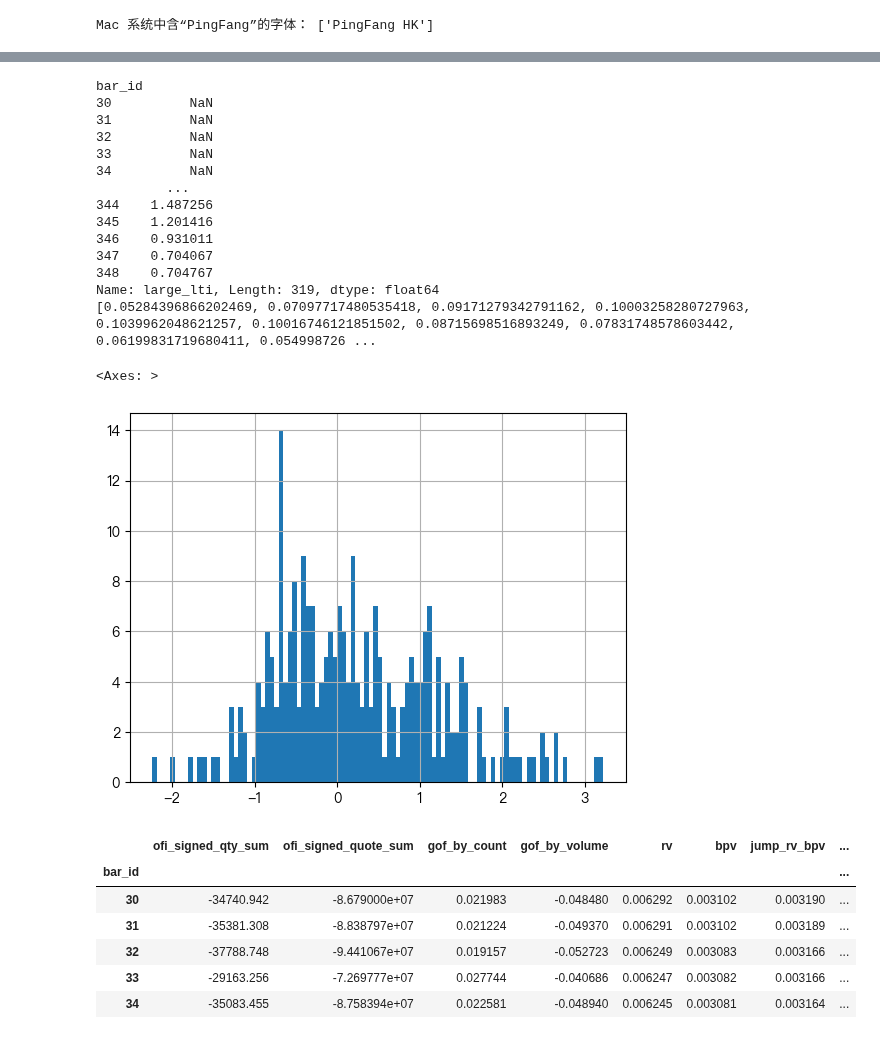
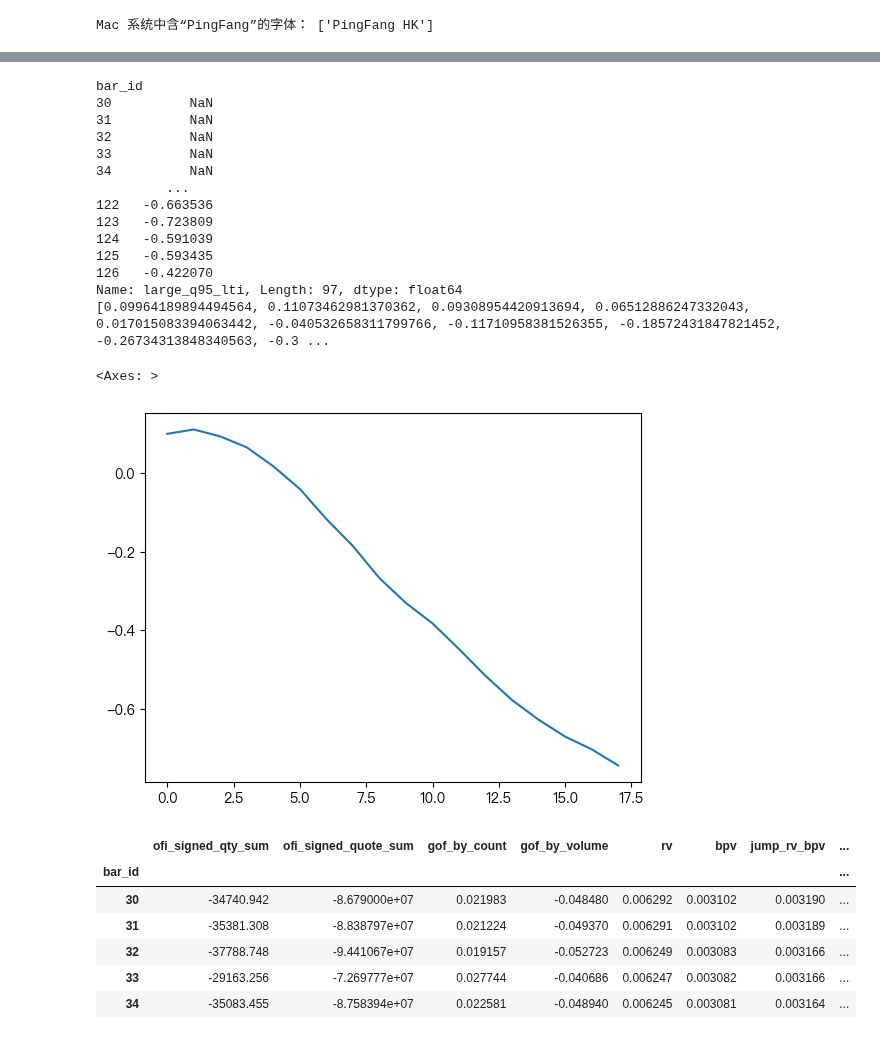
Before and after one commit to aamingaa/crypto-trade, a Jupyter notebook: strategy/fusion/hourly_pipeline.ipynb, the cells around one changed output, grey strips where cells are left out. Cells and saved outputs as stored; diff of their text form; code cells hidden in the pictures.

```diff
--- a/strategy/fusion/hourly_pipeline.ipynb
+++ b/strategy/fusion/hourly_pipeline.ipynb
@@ -468,18 +468,18 @@ def _default_features_config() -> Dict[str, bool]:
     return {
         'base': False,                   # 基础汇总/VWAP/强度/买量占比
         'order_flow': False,             # GOF/签名不平衡
-        'price_impact': False,           # Kyle/Amihud/Hasbrouck/半衰期/占比
+        'price_impact': True,           # Kyle/Amihud/Hasbrouck/半衰期/占比
         'volatility_noise': True,       # RV/BPV/Jump/微动量/均值回复/高低幅比
         'arrival_stats': False,          # 到达间隔统计
-        'run_markov': False,             # run-length/Markov/翻转率
+        'run_markov': True,             # run-length/Markov/翻转率
         'rolling_ofi': False,            # 滚动OFI
         'hawkes': False,                 # 聚簇（Hawkes近似）
-        'path_shape': False,             # 协动相关/VWAP偏离
+        'path_shape': True,             # 协动相关/VWAP偏离
         'tail': False,                   # 大单尾部比例
         'bar_features': False,
         'big_order': False,
         'tail_directional' : True,
-        'smart_money' : True
+        'smart_money' : False
     }
 
 def _fast_price_impact_metrics(ctx: TradesContext, s: int, e: int) -> Dict[str, float]:
@@ -666,7 +666,7 @@ def _compute_interval_trade_features_fast(
 
     out_big_order = _fast_big_order_stats(ctx, s, e) if cfg['big_order'] else {}
 
-    out_smart_money = _fast_smart_money(ctx, s, e) if cfg['smart_smart_money'] else {}
+    # out_smart_money = _fast_smart_money(ctx, s, e) if cfg['smart_smart_money'] else {}
     base = {}
     if cfg['base']:
         base.update({
@@ -1022,7 +1022,7 @@ def generate_date_range(start_date, end_date):
 raw_df = []
 daily = True
 start_date = '2025-06-01'
-end_date = '2025-06-02'
+end_date = '2025-06-30'
 dollar_threshold=10000*6000
 dollar_threshold_str = str(dollar_threshold).replace("*", "_")
 trades_zip_path = None
@@ -1228,7 +1228,7 @@ def make_interval_feature_dataset(
             feature_start_ts = bars.loc[bar_window_start_idx, 'start_time']
             feature_end_ts = bars.loc[bar_window_end_idx, 'end_time']
             feat = _compute_interval_trade_features_fast(ctx=ctx, start_ts=feature_start_ts, end_ts=feature_end_ts, bars=bars, bar_window_start_idx=bar_window_start_idx, bar_window_end_idx=bar_window_end_idx)
-            if idx / 50 == 0:
+            if idx % 50 == 0:
                 print(f'idx={idx}, total={len(close_s.index)}')
             idx = idx + 1
             feat['bar_id'] = bar_id
@@ -1420,8 +1442,5 @@ X2_y_pd
 # %%
-# print()
-
-
-factor_name = 'large_lti'
+factor_name = 'large_q95_lti'
 
 def build_factor_corr(factor_name):
     winsorize_value = winsorize_single_factor(X2_y_pd[f'{factor_name}'])
@@ -1436,46 +1455,46 @@ factor_robust_zscore, corr_list = build_factor_corr(factor_name)
 
 print(factor_robust_zscore)
 print(corr_list)
-# pd.Series(corr_list).plot()
+pd.Series(corr_list).plot()
 
-factor_robust_zscore.hist(bins=100)
+# factor_robust_zscore.hist(bins=100)
 
 # factor_robust_zscore[factor_robust_zscore==0].count()
 
 # factor_robust_zscore.dropna(inplace=True)
 # unique_values, counts = np.unique(factor_robust_zscore, return_counts=True)
 # value_counts = dict(zip(unique_values, counts))
 # print("数组中的唯一值：", unique_values)
 # print("每个值的出现次数：", counts)
 # print("值-次数对应关系：", value_counts)
 
 # factor_robust_zscore.describe()
 # pd.Series(corr_list).plot()
 
 
 
 # log_return_corr = pd.concat(corr_list)
 
 # print(log_return_corr)
 
 # log_return_corr.plot()
 # %% [output]
 bar_id
 30          NaN
 31          NaN
 32          NaN
 33          NaN
 34          NaN
          ...
-344    1.487256
-345    1.201416
-346    0.931011
-347    0.704067
-348    0.704767
-Name: large_lti, Length: 319, dtype: float64
-[0.05284396866202469, 0.07097717480535418, 0.09171279342791162, 0.10003258280727963, 0.1039962048621257, 0.10016746121851502, 0.08715698516893249, 0.07831748578603442, 0.06199831719680411, 0.054998726 ...
+122   -0.663536
+123   -0.723809
+124   -0.591039
+125   -0.593435
+126   -0.422070
+Name: large_q95_lti, Length: 97, dtype: float64
+[0.09964189894494564, 0.11073462981370362, 0.09308954420913694, 0.06512886247332043, 0.017015083394063442, -0.040532658311799766, -0.11710958381526355, -0.18572431847821452, -0.26734313848340563, -0.3 ...
 <Axes: >
-[figure, old version]
+[figure, new version]
 # %%
 X2_y_pd
 # %% [output]
```
Also changed, not shown: parts of 9 cells of this notebook.
